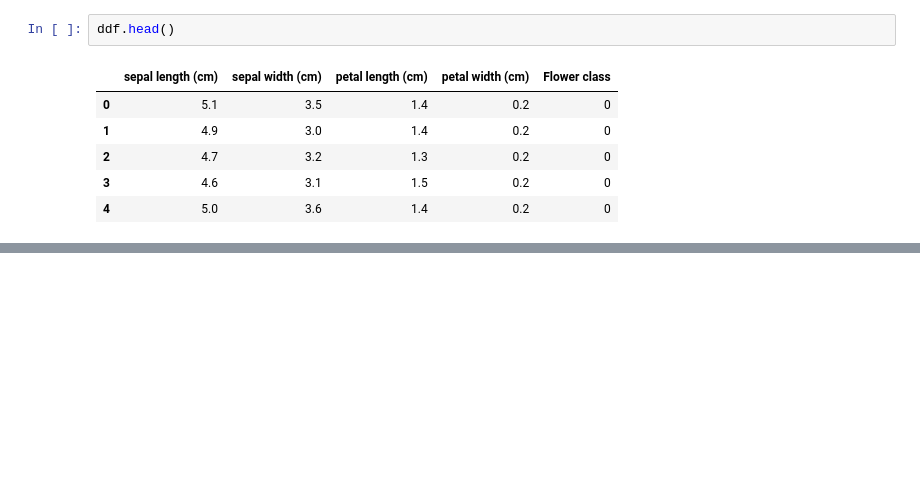
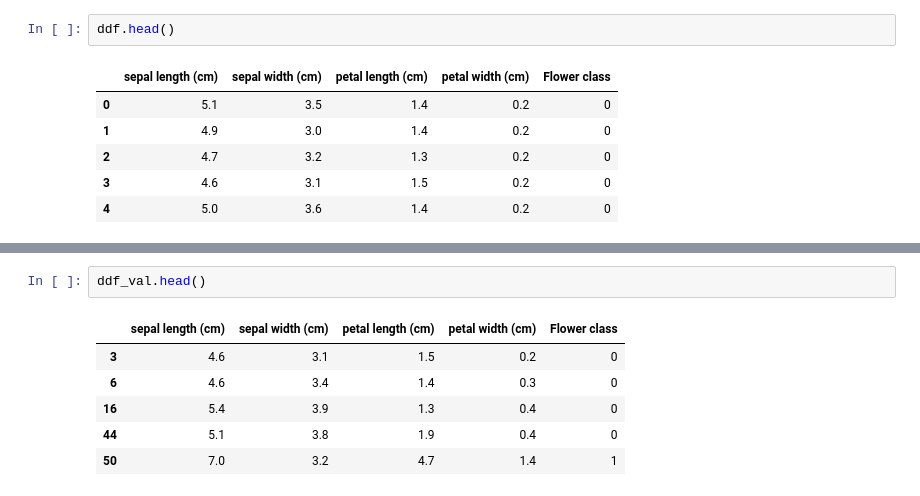
Before and after one commit to tonyreina/python_for_poets, a Jupyter notebook: python_final_2_of_2_scikit_learn.ipynb, the cells around one changed output, grey strips where cells are left out. Saved outputs shown, nothing was run; the diff lists cells and outputs as text; blank space fills up the shorter version.

```diff
--- a/python_final_2_of_2_scikit_learn.ipynb
+++ b/python_final_2_of_2_scikit_learn.ipynb
@@ -494,0 +128,9 @@ classifier_increment.score(X_validate, y_validate)
+# %%
+ddf_val.head()
+# %% [output]
+|  | sepal length (cm) | sepal width (cm) | petal length (cm) | petal width (cm) | Flower class |
+| 3 | 4.6 | 3.1 | 1.5 | 0.2 | 0 |
+| 6 | 4.6 | 3.4 | 1.4 | 0.3 | 0 |
+| 16 | 5.4 | 3.9 | 1.3 | 0.4 | 0 |
+| 44 | 5.1 | 3.8 | 1.9 | 0.4 | 0 |
+| 50 | 7.0 | 3.2 | 4.7 | 1.4 | 1 |
```
Also changed, not shown: parts of 60 cells of this notebook, 1 other file.
